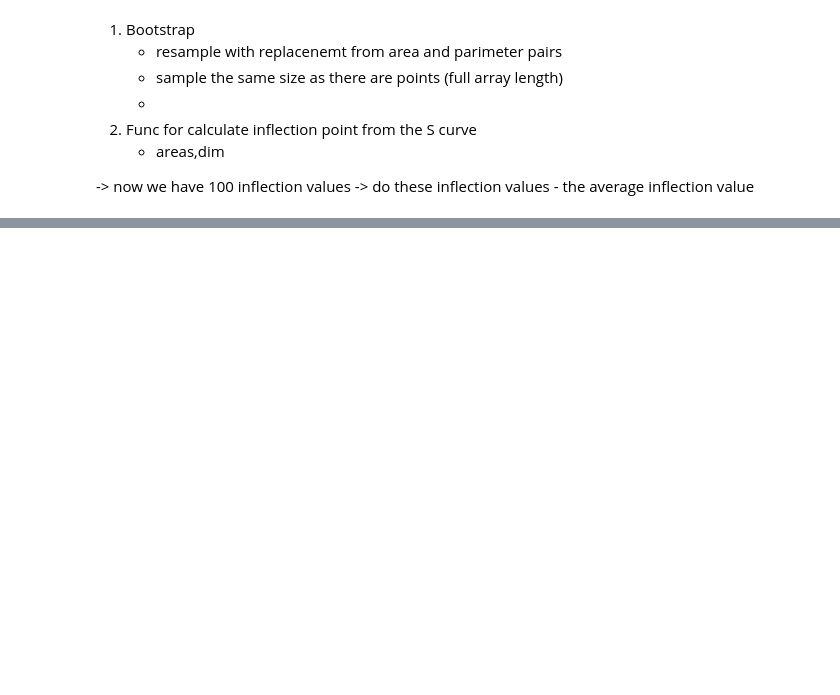
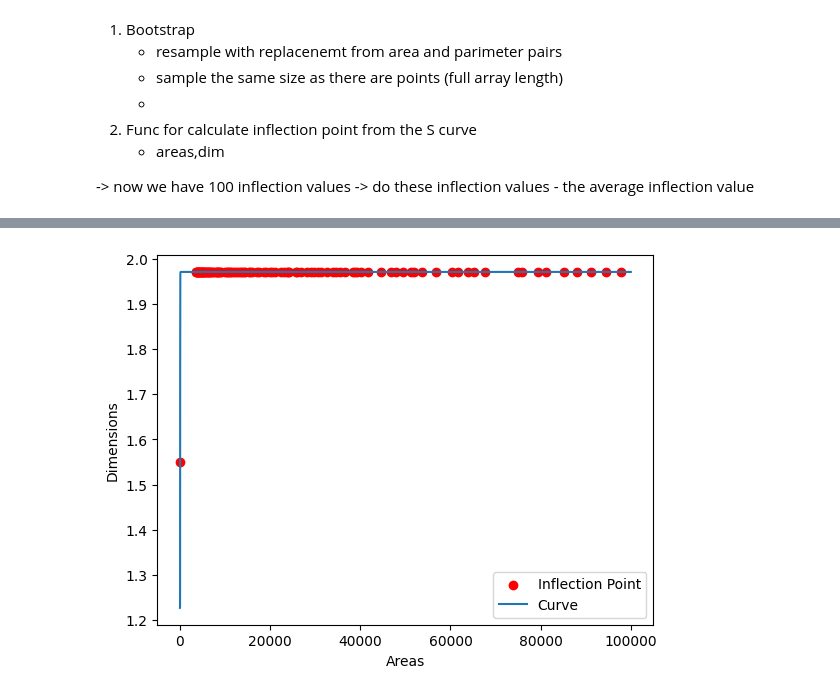
Before and after one commit to PaulHosek/ComplexSystemSimulation, a Jupyter notebook: experiment.ipynb, the cells around one changed output, grey strips where cells are left out. Saved outputs shown, nothing was run; the diff lists cells and outputs as text; code cells hidden in the pictures; blank space fills up the shorter version.

```diff
--- a/experiment.ipynb
+++ b/experiment.ipynb
@@ -66 +88,20 @@ def fractal_dim(ponds, pond_val=-1, ice_val=1, bins=50, min_area=0):
         return areas, y_expect, pcov, np.array([]), np.array([])
+# %%
+def calculate_inflection_points(x, y):
+    # Calculate the first derivative
+    first_derivative = np.gradient(y, x)
+
+    # Calculate the second derivative
+    second_derivative = np.gradient(first_derivative, x)
+
+    # Find the indices where the second derivative changes sign and the first derivative is not zero
+    inflection_indices = np.where((np.diff(np.sign(second_derivative)) != 0) & (first_derivative[:-1] != 0))[0] + 1
+
+    if len(inflection_indices) > 0:
+        # Get the x and y values at the inflection points
+        inflection_x = x[inflection_indices]
+        inflection_y = y[inflection_indices]
+
+        return inflection_x, inflection_y
+    else:
+        return None, None
@@ -67,3 +139,24 @@ def fractal_dim(ponds, pond_val=-1, ice_val=1, bins=50, min_area=0):
+# %%
+# Get the S curve for each bootstrapping area
+areas_dim, dimensions, _, _, _ = fractal_dim_from_ap(areas_bootstrap[0], perimeters_bootstrap[0], 50, 0)
+
+# Sort the areas_dim and dimensions arrays
+sorted_indices = np.argsort(areas_dim)
+areas_dim = areas_dim[sorted_indices]
+dimensions = dimensions[sorted_indices]
+
+# Calculate the inflection point
+inflection_x, inflection_y = calculate_inflection_points(areas_dim, dimensions)
+
+# Plot the curve and inflection point
+plt.scatter(inflection_x, inflection_y, color="red", label="Inflection Point")
+plt.plot(areas_dim, dimensions, label="Curve")
+plt.legend()
+plt.xlabel("Areas")
+plt.ylabel("Dimensions")
+plt.show()
+# %% [output]
+[figure, added]
 # %%
 areas_dim, dimensions, _, areas_scatter, dimensions_scatter = evaluation.fractal_dim(ponds, -1, 1, 50)
 plt.plot(areas_dim, dimensions)
```
Also changed, not shown: parts of 10 cells of this notebook.
